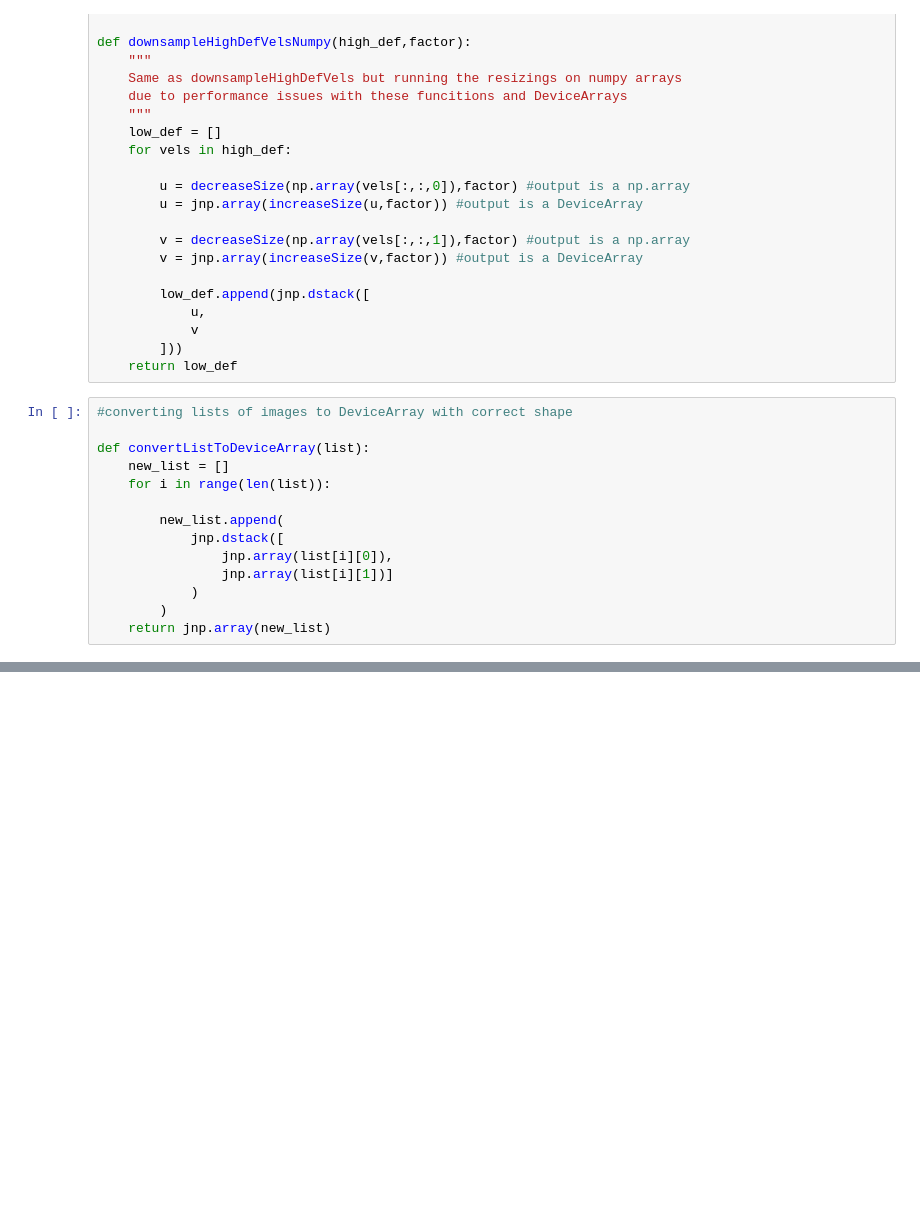
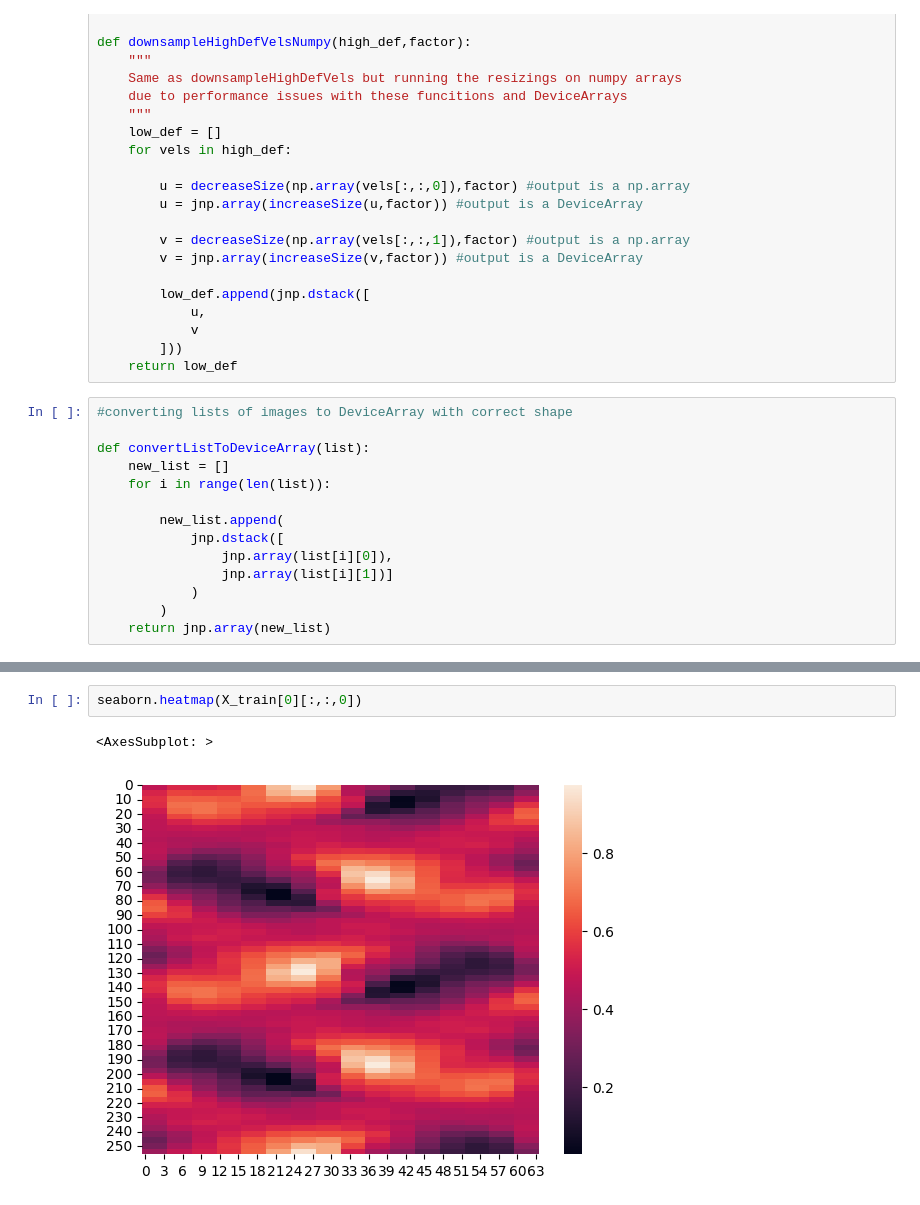
Before and after one commit to diegodelc/jax-cfd, a Jupyter notebook: notebooks/hybrid_model/training_superresolutions/predicting_pressure.ipynb, the cells around one changed output, grey strips where cells are left out. Drawn from its saved outputs; the diff is of its cells as text; blank space fills up the shorter version.

```diff
--- a/notebooks/hybrid_model/training_superresolutions/predicting_pressure.ipynb
+++ b/notebooks/hybrid_model/training_superresolutions/predicting_pressure.ipynb
@@ -576,0 +288,5 @@ base.pressure.projection()
+# %%
+seaborn.heatmap(X_train[0][:,:,0])
+# %% [output]
+<AxesSubplot: >
+[figure, added]
```
Also changed, not shown: parts of 45 cells of this notebook, 5 other files.
